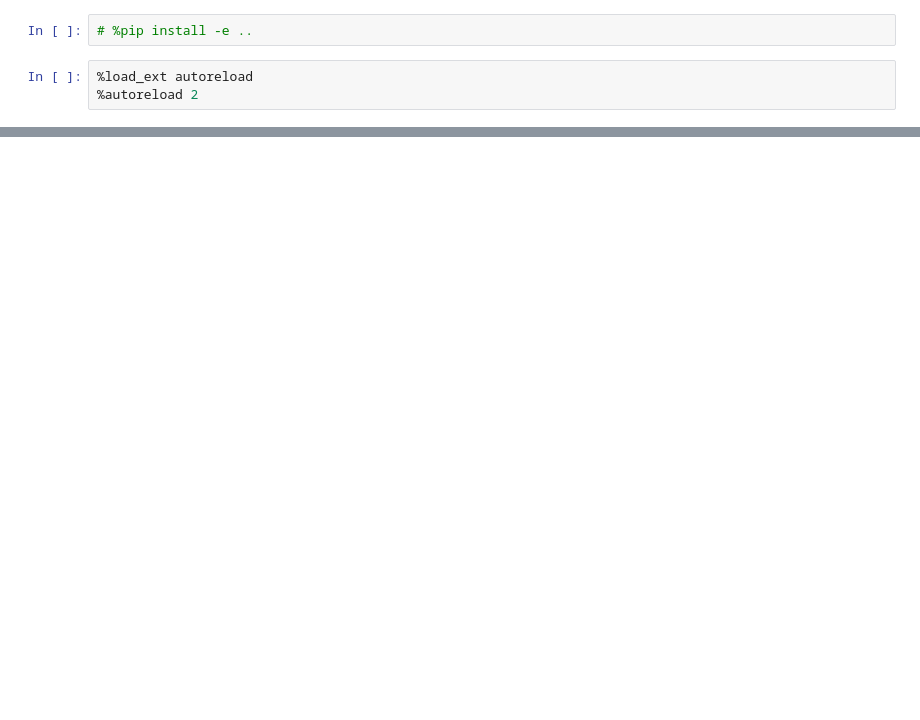
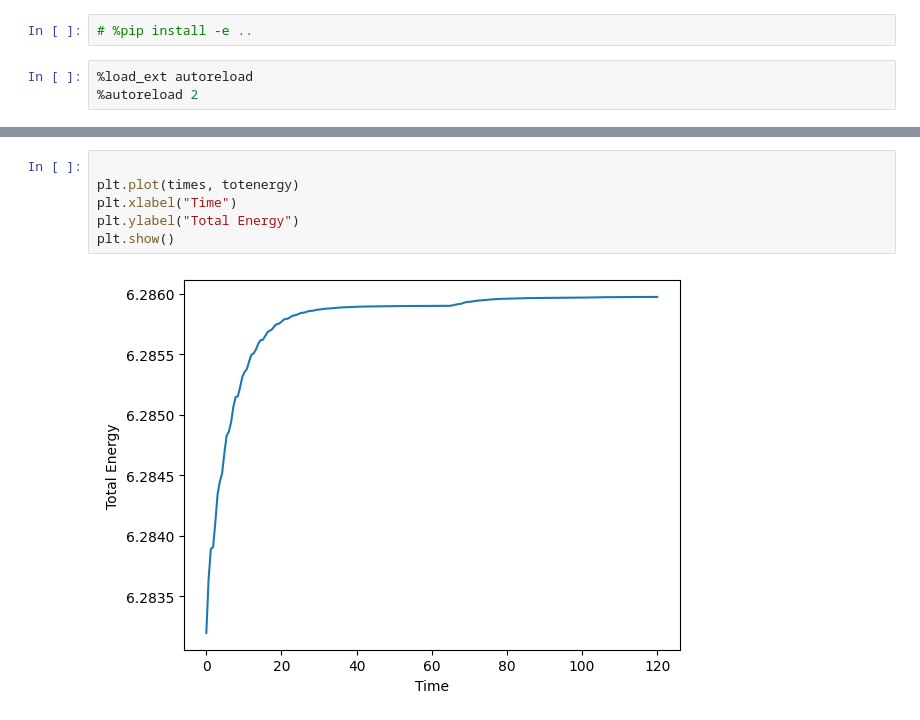
Before and after one commit to carlosovy/vlasov-poisson, a Jupyter notebook: notebooks/landau_damping.ipynb, the cells around one changed output, grey strips where cells are left out. Saved outputs shown, nothing was run; the diff lists cells and outputs as text; blank space fills up the shorter version.

```diff
--- a/notebooks/landau_damping.ipynb
+++ b/notebooks/landau_damping.ipynb
@@ -45,0 +63,8 @@ plt.show()
+# %%
+
+plt.plot(times, totenergy)
+plt.xlabel("Time")
+plt.ylabel("Total Energy")
+plt.show()
+# %% [output]
+[figure, added]
```
Also changed, not shown: parts of 7 cells of this notebook, 4 other files.
